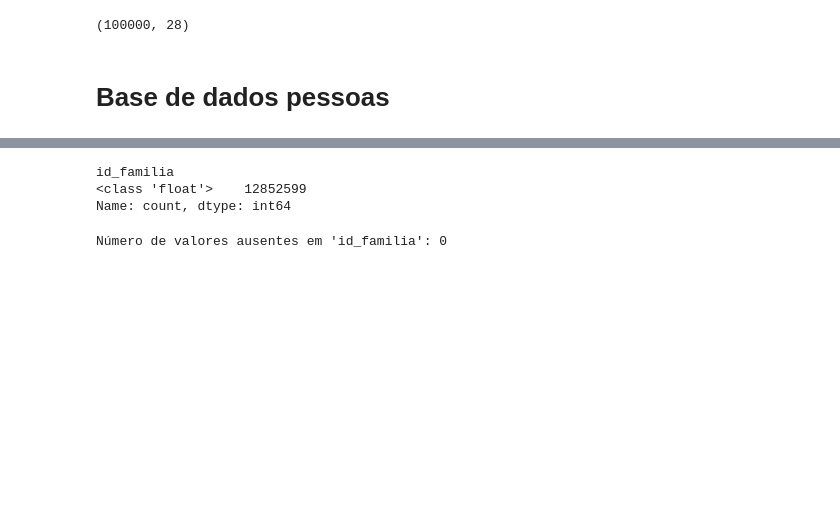
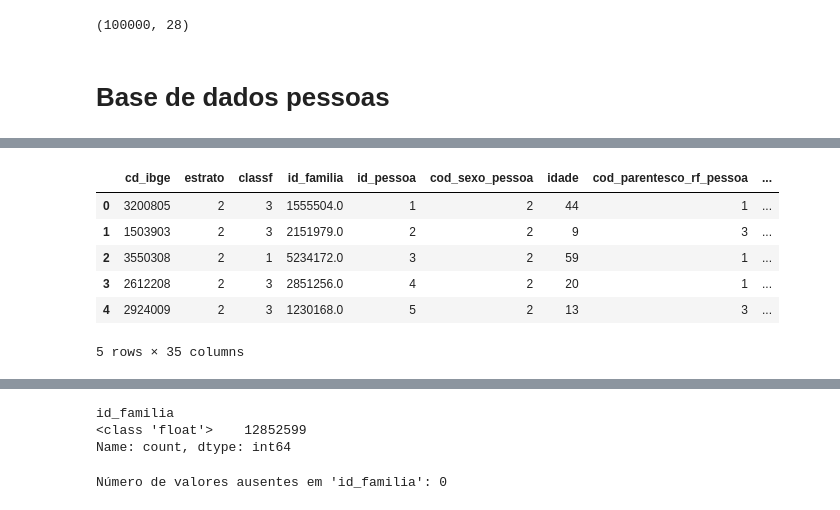
Before and after one commit to mariananresende/averiguacao_cadastral, a Jupyter notebook: base_modelo_final.ipynb, the cells around one changed output, grey strips where cells are left out. Drawn from its saved outputs; the diff is of its cells as text; code cells hidden in the pictures; blank space fills up the shorter version.

```diff
--- a/base_modelo_final.ipynb
+++ b/base_modelo_final.ipynb
@@ -321,4 +378,14 @@ df_fam_amostra_100mil.to_csv('Data/df_fam_amostra_100mil.csv', index=False)
 # %%
 # Load the datasets
 df_pessoas = pd.read_csv('Bases originais/base_amostra_pessoa_201812.csv', sep=';', dtype={4: 'str'})
+# %%
+df_pessoas.head()
+# %% [output]
+|  | cd_ibge | estrato | classf | id_familia | id_pessoa | cod_sexo_pessoa | idade | cod_parentesco_rf_pessoa | ... |
+| 0 | 3200805 | 2 | 3 | 1555504.0 | 1 | 2 | 44 | 1 | ... |
+| 1 | 1503903 | 2 | 3 | 2151979.0 | 2 | 2 | 9 | 3 | ... |
+| 2 | 3550308 | 2 | 1 | 5234172.0 | 3 | 2 | 59 | 1 | ... |
+| 3 | 2612208 | 2 | 3 | 2851256.0 | 4 | 2 | 20 | 1 | ... |
+| 4 | 2924009 | 2 | 3 | 1230168.0 | 5 | 2 | 13 | 3 | ... |
+5 rows × 35 columns
 # %%
```
Also changed, not shown: parts of 47 cells of this notebook, 5 other files.
